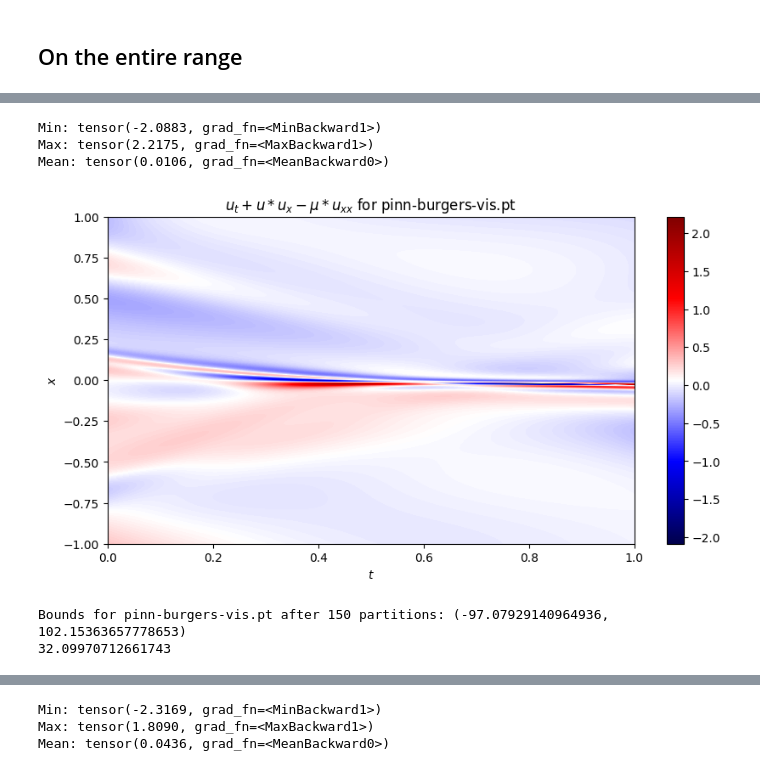
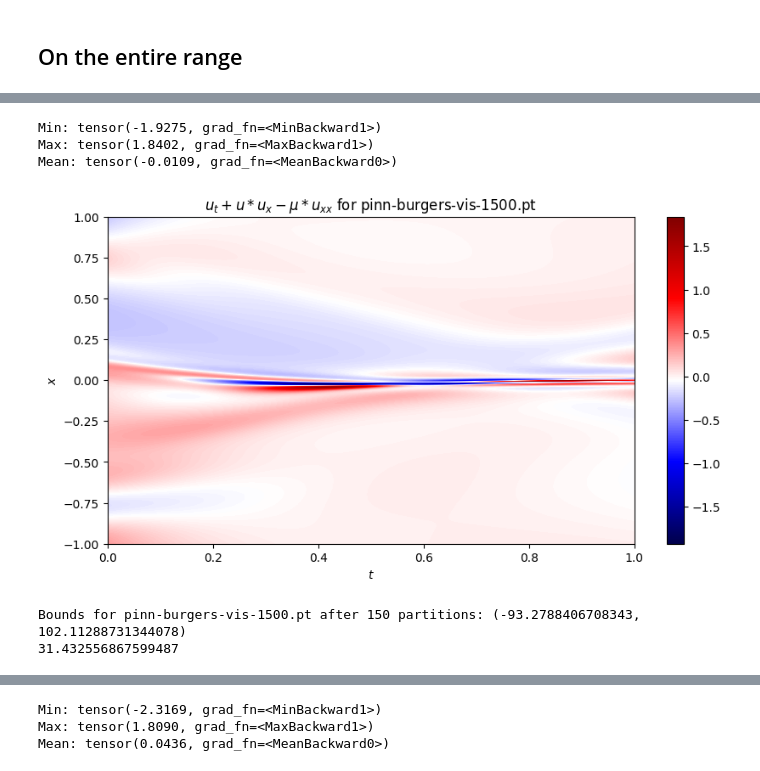
Before and after one commit to avaljotsingh/Verification-of-PINNs, a Jupyter notebook: experiments/Results.ipynb, the cells around one changed output, grey strips where cells are left out. Drawn from its saved outputs; the diff is of its cells as text; code cells hidden in the pictures.

```diff
--- a/experiments/Results.ipynb
+++ b/experiments/Results.ipynb
@@ -8,13 +13,13 @@ from util import visualize_residual_error, compute_pinn_bounds_using_input_split
 # %%
-model = "../trained_models/pinn-burgers-vis.pt"
+model = "../trained_models/pinn-burgers-vis-1500.pt"
 visualize_residual_error(model)
 s = time.time()
 compute_pinn_bounds_using_input_splitting(model, 150)
 print(time.time() - s)
 # %% [output]
-Min: tensor(-2.0883, grad_fn=<MinBackward1>)
-Max: tensor(2.2175, grad_fn=<MaxBackward1>)
-Mean: tensor(0.0106, grad_fn=<MeanBackward0>)
+Min: tensor(-1.9275, grad_fn=<MinBackward1>)
+Max: tensor(1.8402, grad_fn=<MaxBackward1>)
+Mean: tensor(-0.0109, grad_fn=<MeanBackward0>)
-[figure, old version]
+[figure, new version]
-Bounds for pinn-burgers-vis.pt after 150 partitions: (-97.07929140964936, 102.15363657778653)
-32.09970712661743
+Bounds for pinn-burgers-vis-1500.pt after 150 partitions: (-93.2788406708343, 102.11288731344078)
+31.432556867599487
```
Also changed, not shown: parts of 9 cells of this notebook, 1 other file.
